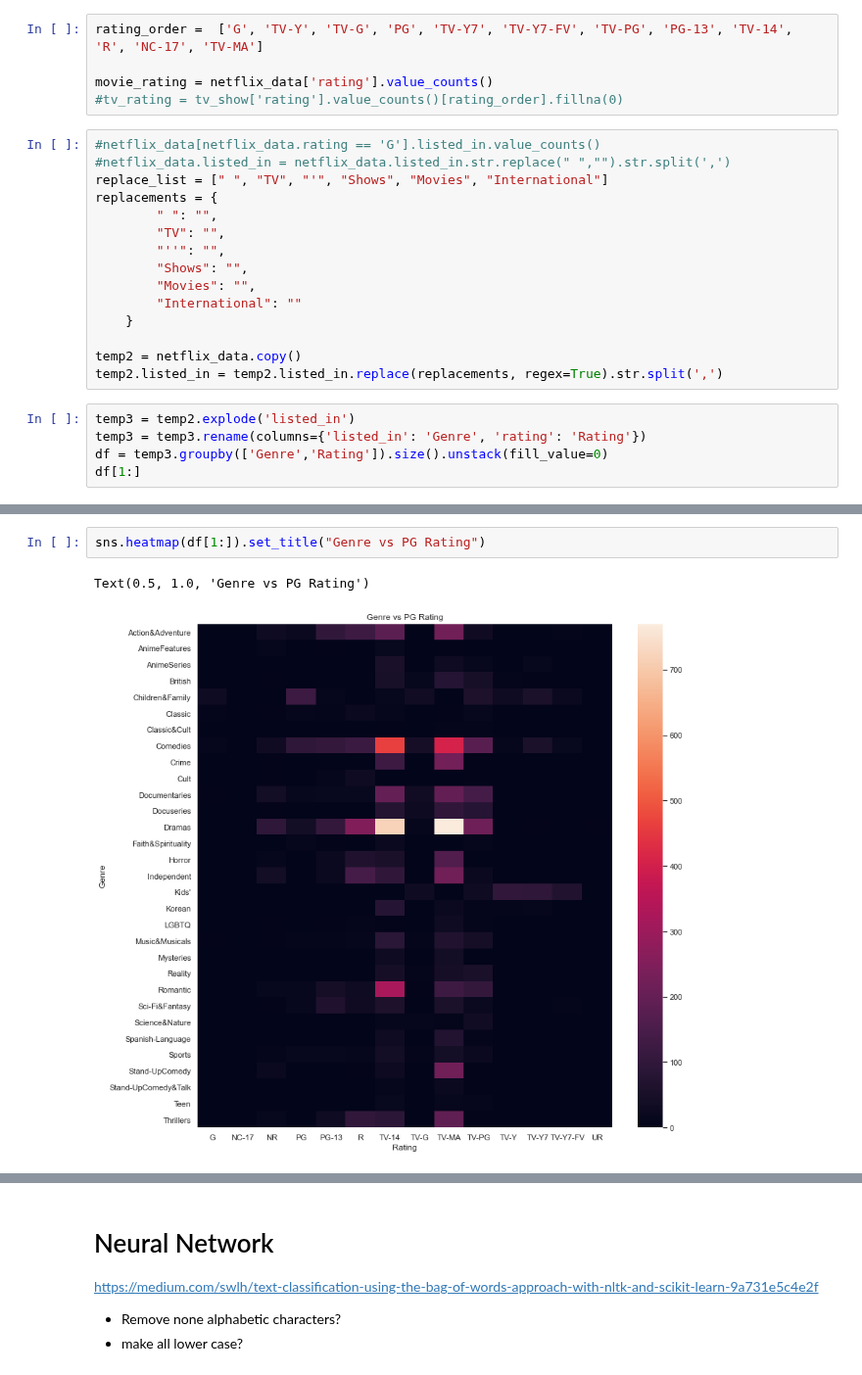
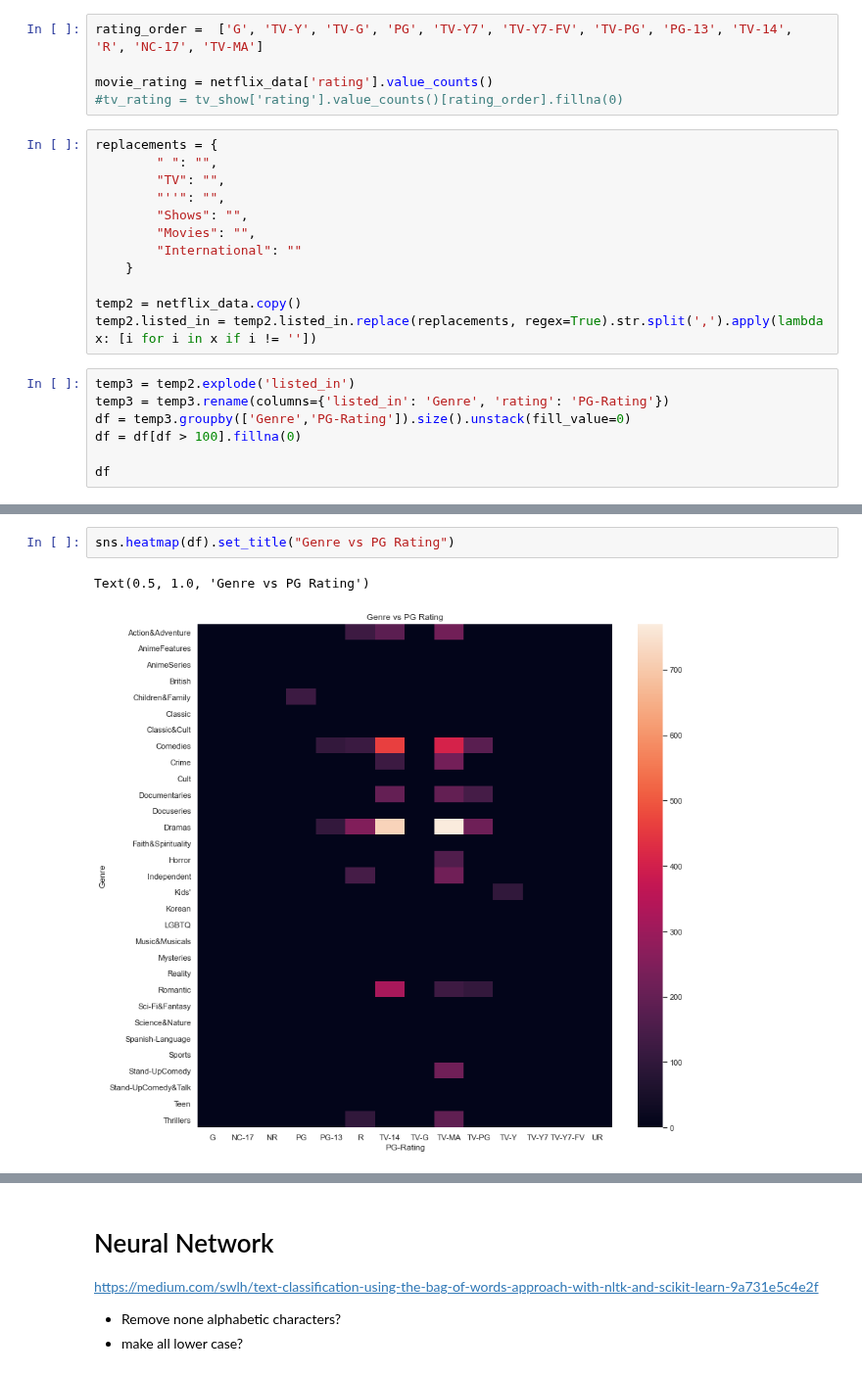
Before and after one commit to aSkailand/dat540-netflix_catalogue, a Jupyter notebook: steffen/Netflix Project Steffen.ipynb, the cells around one changed output, grey strips where cells are left out. Shown at 98% size. Cells and saved outputs as stored; diff of their text form.

```diff
--- a/steffen/Netflix Project Steffen.ipynb
+++ b/steffen/Netflix Project Steffen.ipynb
@@ -162,9 +162,6 @@ rating_order =  ['G', 'TV-Y', 'TV-G', 'PG', 'TV-Y7', 'TV-Y7-FV', 'TV-PG', 'PG-13
 movie_rating = netflix_data['rating'].value_counts()
 #tv_rating = tv_show['rating'].value_counts()[rating_order].fillna(0)
 # %%
-#netflix_data[netflix_data.rating == 'G'].listed_in.value_counts()
-#netflix_data.listed_in = netflix_data.listed_in.str.replace(" ","").str.split(',')
-replace_list = [" ", "TV", "'", "Shows", "Movies", "International"]
 replacements = {
         " ": "",
         "TV": "",
@@ -175,10 +172,12 @@ replacements = {
     }
 
 temp2 = netflix_data.copy()
-temp2.listed_in = temp2.listed_in.replace(replacements, regex=True).str.split(',')
+temp2.listed_in = temp2.listed_in.replace(replacements, regex=True).str.split(',').apply(lambda x: [i for i in x if i != ''])
 # %%
 temp3 = temp2.explode('listed_in')
-temp3 = temp3.rename(columns={'listed_in': 'Genre', 'rating': 'Rating'})
-df = temp3.groupby(['Genre','Rating']).size().unstack(fill_value=0)
-df[1:]
+temp3 = temp3.rename(columns={'listed_in': 'Genre', 'rating': 'PG-Rating'})
+df = temp3.groupby(['Genre','PG-Rating']).size().unstack(fill_value=0)
+df = df[df > 100].fillna(0)
+
+df
 # %% [output]
@@ -203,5 +202,5 @@ df[1:]
 # %%
-sns.heatmap(df[1:]).set_title("Genre vs PG Rating")
+sns.heatmap(df).set_title("Genre vs PG Rating")
 # %% [output]
 Text(0.5, 1.0, 'Genre vs PG Rating')
-[figure, old version]
+[figure, new version]
```
Also changed, not shown: parts of 5 cells of this notebook, 1 other file.
